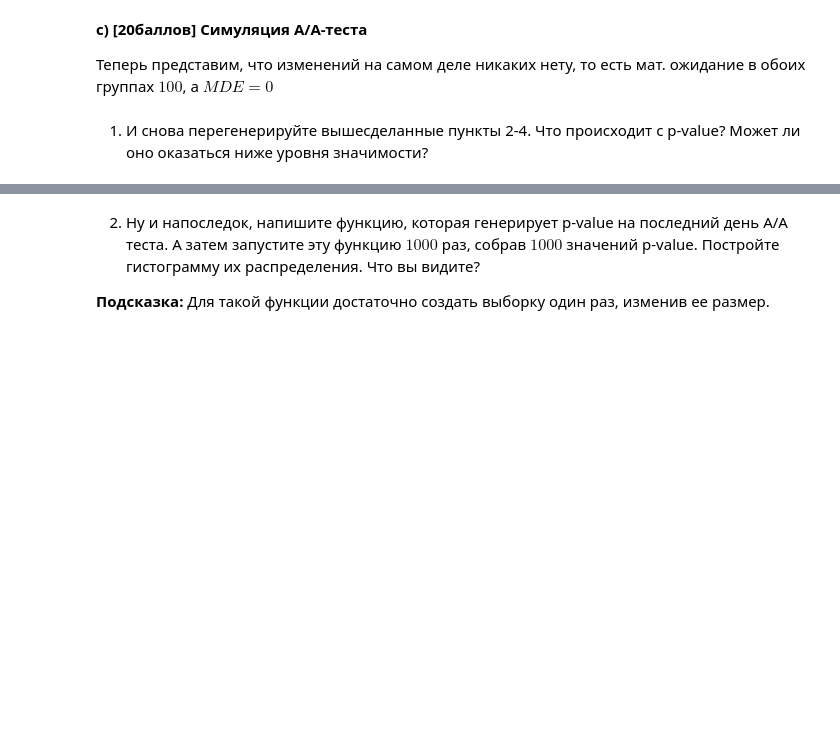
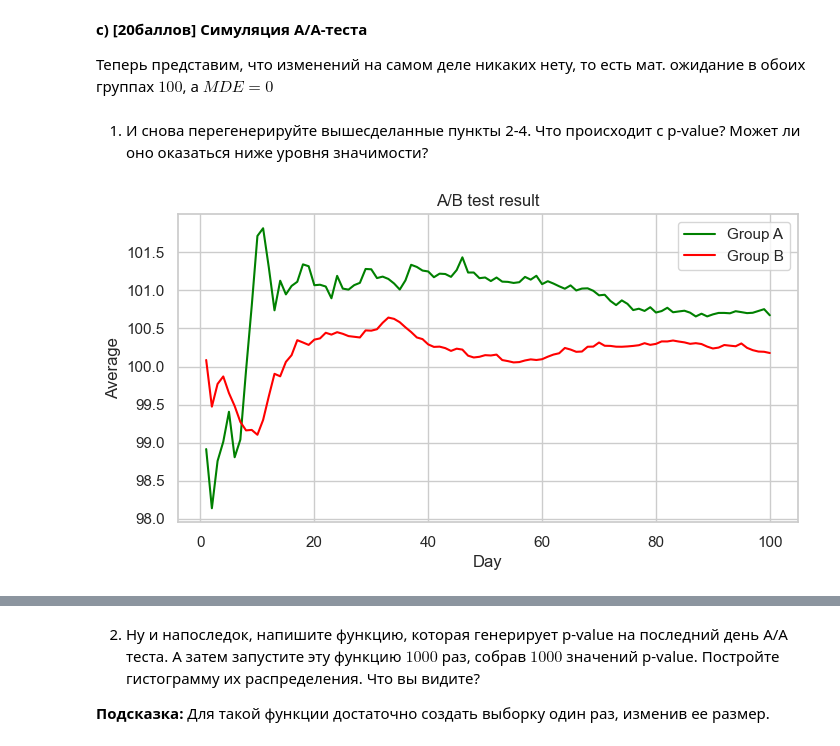
Before and after one commit to Kerblif/andan_2023-1, a Jupyter notebook: hw/hw04/hw04-red_or_blue.ipynb, the cells around one changed output, grey strips where cells are left out. Cells and saved outputs as stored; diff of their text form; code cells hidden in the pictures; blank space fills up the shorter version.

```diff
--- a/hw/hw04/hw04-red_or_blue.ipynb
+++ b/hw/hw04/hw04-red_or_blue.ipynb
@@ -613,5 +631,26 @@ __с) [20баллов] Симуляция А/А-теста__
 # %% [markdown]
 1. И снова перегенерируйте вышесделанные пункты 2-4. Что происходит с p-value? Может ли оно оказаться ниже уровня значимости?
 # %%
-# your code and thoughts here
-# =^･ｪ･^=
+sigma_a = 40
+sigma_b = 20
+mde = 0
+alpha = 0.05
+beta = 0.2
+n_users_per_day = 200
+
+mu_a = 100
+mu_b = 100
+
+results = simulate(50)
+# %%
+sns.lineplot(x=results["day"], y=results["mean_a"], color="green", label="Group A")
+sns.lineplot(x=results["day"], y=results["mean_b"], color="red", label="Group B")
+
+plt.xlabel('Day')
+plt.ylabel('Average')
+plt.title('A/B test result')
+plt.legend()
+
+plt.show()
+# %% [output]
+[figure, added]
```
Also changed, not shown: parts of 5 cells of this notebook.
